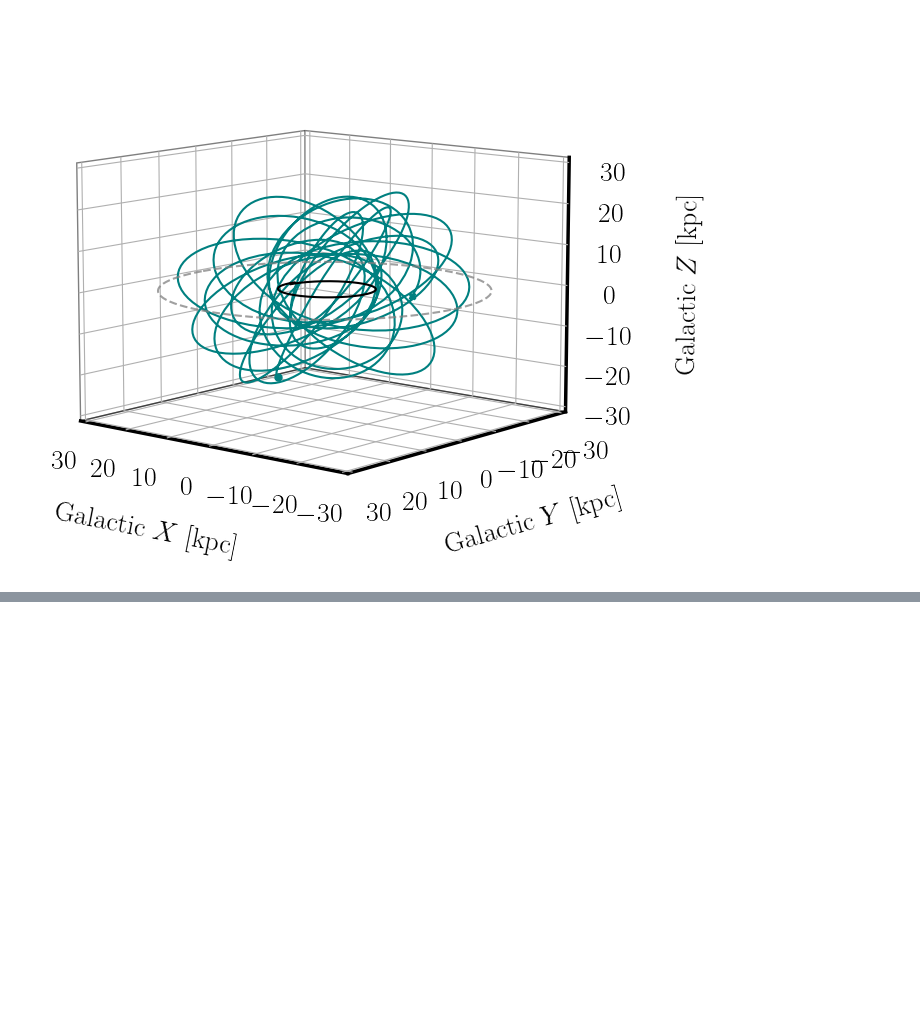
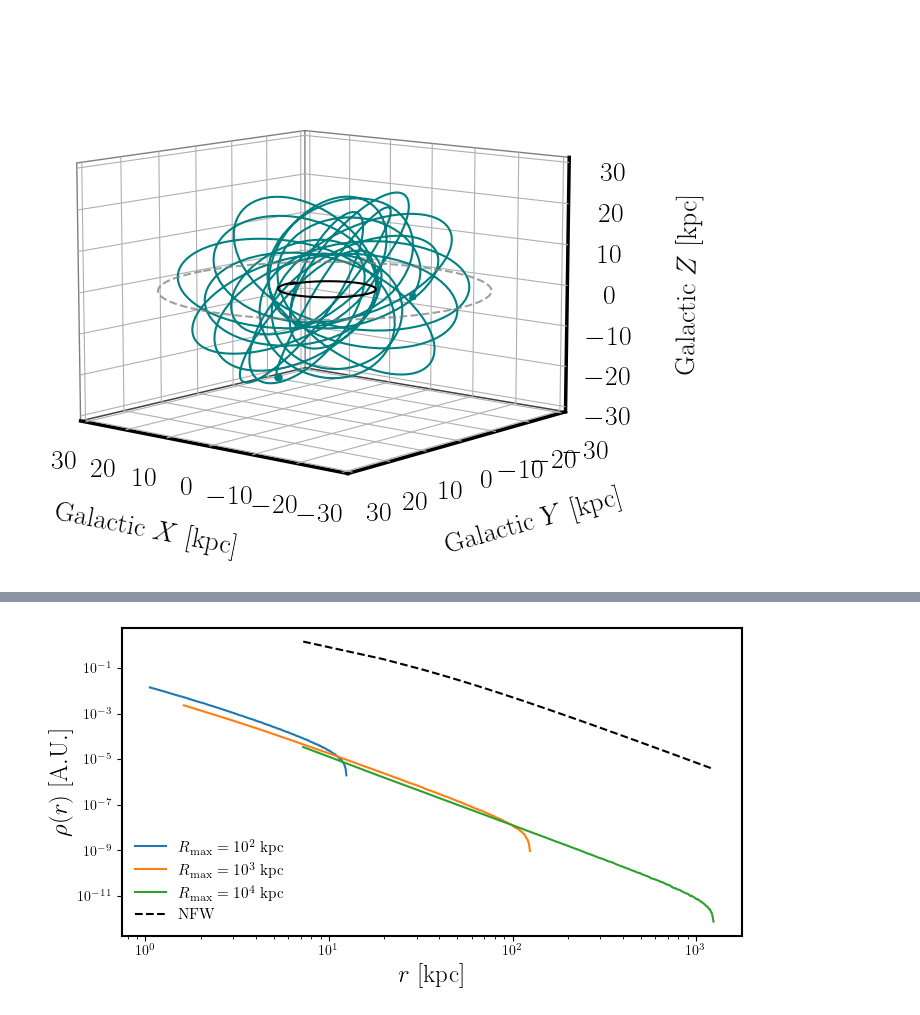
Before and after one commit to gpierobon/AxionStreams, a Jupyter notebook: example.ipynb, the cells around one changed output, grey strips where cells are left out. Cells and saved outputs as stored; diff of their text form; code cells hidden in the pictures; blank space fills up the shorter version.

```diff
--- a/example.ipynb
+++ b/example.ipynb
@@ -46,0 +86,12 @@ pl.plot_single_orbit(Coords[:,:,orbit_num],azim=10,sun=True,lim=30,points=False,
+# %%
+fig,ax = plt.subplots(1,1,figsize=(8,4))
+for rm in [100,1000,10000]:
+    r, rho = orb.get_profile(1e6,rmax=rm)
+    ax.loglog(r,rho/i,label=r'$R_{\rm max}=10^{%d}~{\rm kpc}$'%np.log10(rm))
+ax.loglog(r,NFW(r),c='k',ls='--',label='NFW')
+ax.set_xlabel(r'$r~[{\rm kpc}]$',fontsize=18)
+ax.set_ylabel(r'$\rho(r)~[{\rm A.U.}]$',fontsize=18)
+ax.legend(frameon=False,fontsize=11)
+plt.show()
+# %% [output]
+[figure, added]
```
Also changed, not shown: parts of 9 cells of this notebook, 2 other files.
